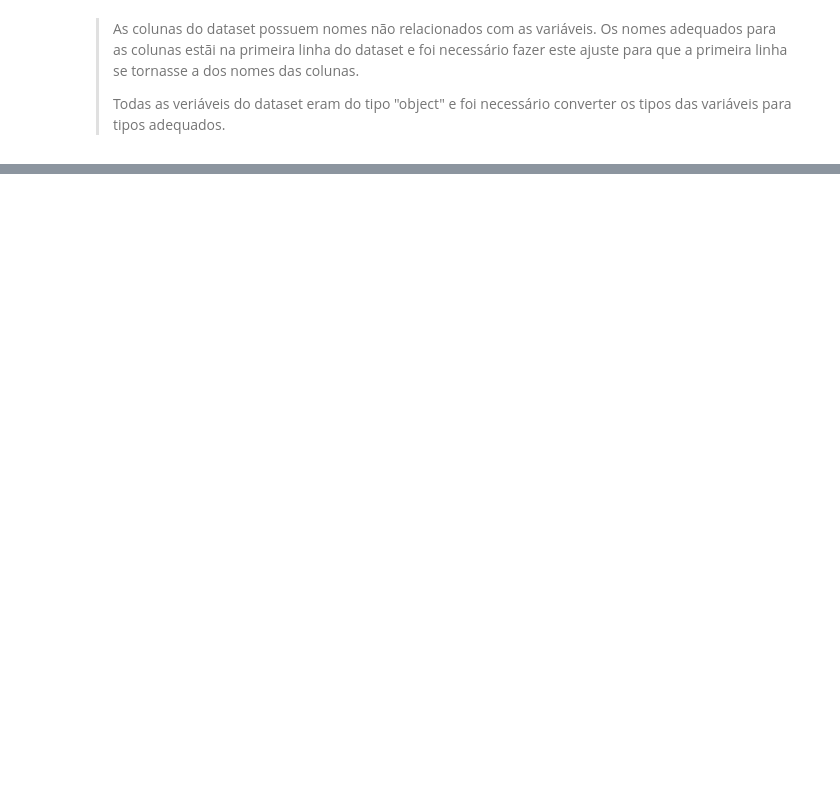
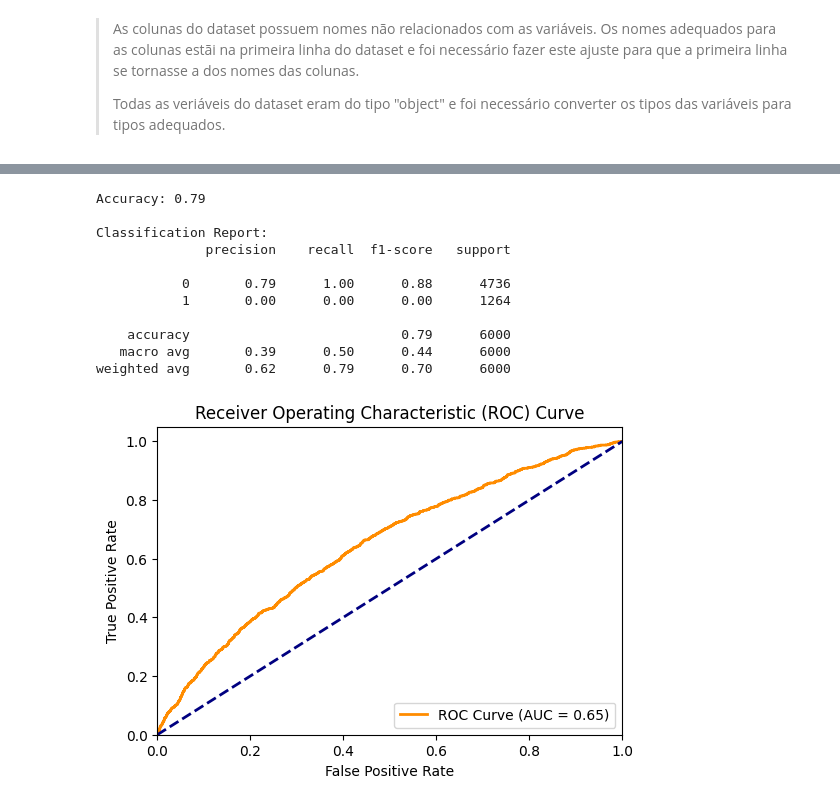
Before and after one commit to mauricioplopes/ethical-machine-learning, a Jupyter notebook: notebooks/mo810a-T3.ipynb, the cells around one changed output, grey strips where cells are left out. Drawn from its saved outputs; the diff is of its cells as text; code cells hidden in the pictures; blank space fills up the shorter version.

```diff
--- a/notebooks/mo810a-T3.ipynb
+++ b/notebooks/mo810a-T3.ipynb
@@ -426,3 +471,58 @@ weighted avg       0.62      0.79      0.70      6000
+# %%
+# logistic regression
+
+# Create a logistic regression model
+logreg = LogisticRegression()
+
+# Fit the model on the training data
+logreg.fit(X_train, y_train)
+
+# Make predictions on the test data
+y_pred = logreg.predict(X_val)
+
+# Evaluate the model's performance
+accuracy = accuracy_score(y_val, y_pred)
+classification_report_output = classification_report(y_val, y_pred)
+
+# Print the results
+print(f'Accuracy: {accuracy:.2f}')
+print('\nClassification Report:')
+print(classification_report_output)
+
+
+# Predict probabilities for the positive class
+y_prob = logreg.predict_proba(X_val)[:, 1]
+
+# Calculate the ROC curve
+fpr, tpr, _ = roc_curve(y_val, y_prob)
+
+# Calculate the AUC (Area Under the ROC Curve)
+roc_auc = auc(fpr, tpr)
+
+# Plot the ROC curve
+plt.figure(figsize=(6, 4))
+plt.plot(fpr, tpr, color='darkorange', lw=2, label=f'ROC Curve (AUC = {roc_auc:.2f})')
+plt.plot([0, 1], [0, 1], color='navy', lw=2, linestyle='--')
+plt.xlim([0.0, 1.0])
+plt.ylim([0.0, 1.05])
+plt.xlabel('False Positive Rate')
+plt.ylabel('True Positive Rate')
+plt.title('Receiver Operating Characteristic (ROC) Curve')
+plt.legend(loc='lower right')
+plt.show()
+# %% [output]
+Accuracy: 0.79
+
+Classification Report:
+              precision    recall  f1-score   support
+
+           0       0.79      1.00      0.88      4736
+           1       0.00      0.00      0.00      1264
+
+    accuracy                           0.79      6000
+   macro avg       0.39      0.50      0.44      6000
+weighted avg       0.62      0.79      0.70      6000
+[figure, added]
 # %%
 # decision tree classification
 
```
Also changed, not shown: parts of 31 cells of this notebook.
